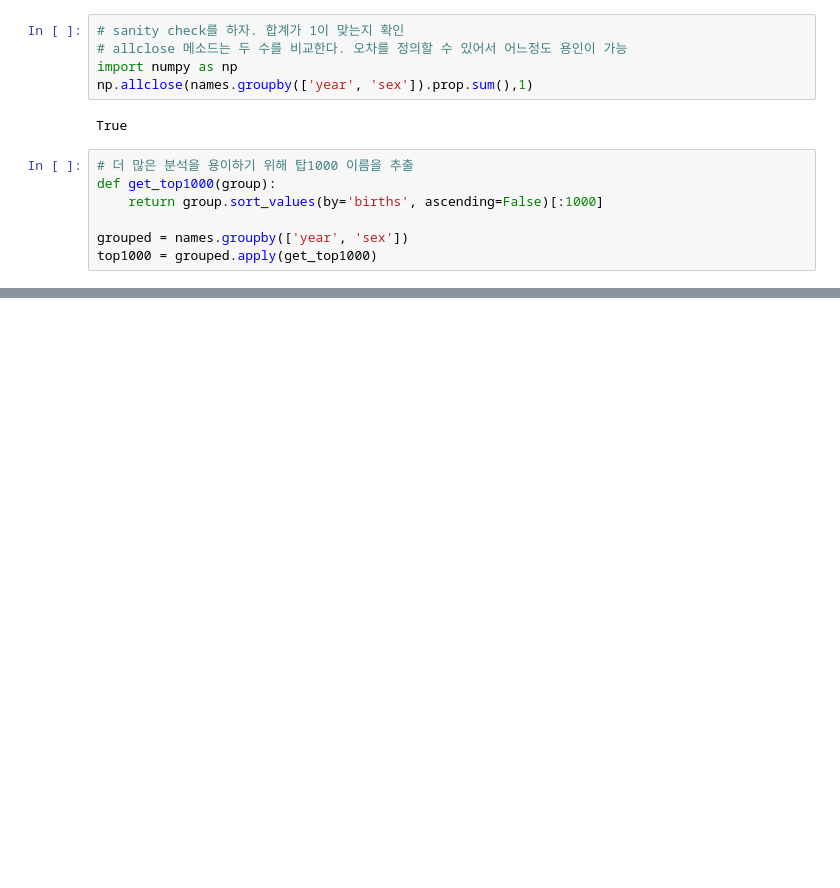
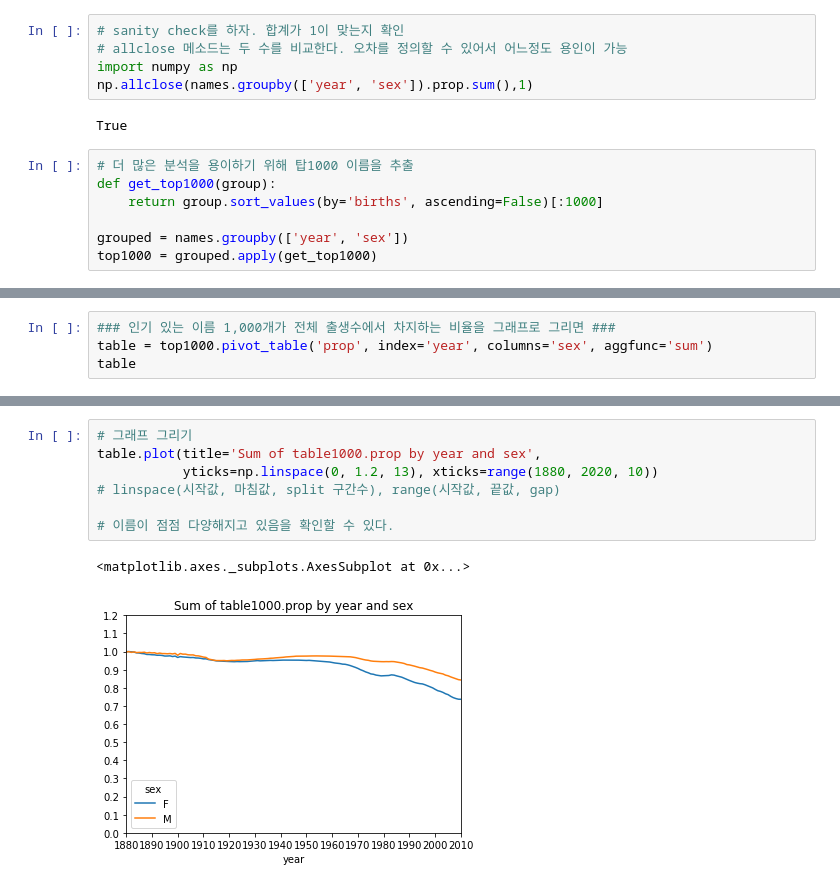
Before and after one commit to wizardklaus/Python-Data-Analysis, a Jupyter notebook: ch02-171017.ipynb, the cells around one changed output, grey strips where cells are left out. Cells and saved outputs as stored; diff of their text form; blank space fills up the shorter version.

```diff
--- a/ch02-171017.ipynb
+++ b/ch02-171017.ipynb
@@ -203,0 +285,4 @@ top1000 = pd.concat(pieces, ignore_index=True)
+# %%
+### 인기 있는 이름 1,000개가 전체 출생수에서 차지하는 비율을 그래프로 그리면 ###
+table = top1000.pivot_table('prop', index='year', columns='sex', aggfunc='sum')
+table
@@ -203,0 +309,10 @@ top1000 = pd.concat(pieces, ignore_index=True)
+# %%
+# 그래프 그리기
+table.plot(title='Sum of table1000.prop by year and sex',
+           yticks=np.linspace(0, 1.2, 13), xticks=range(1880, 2020, 10))
+# linspace(시작값, 마침값, split 구간수), range(시작값, 끝값, gap)
+
+# 이름이 점점 다양해지고 있음을 확인할 수 있다.
+# %% [output]
+<matplotlib.axes._subplots.AxesSubplot at 0x...>
+[figure, added]
```
Also changed, not shown: parts of 16 cells of this notebook.
